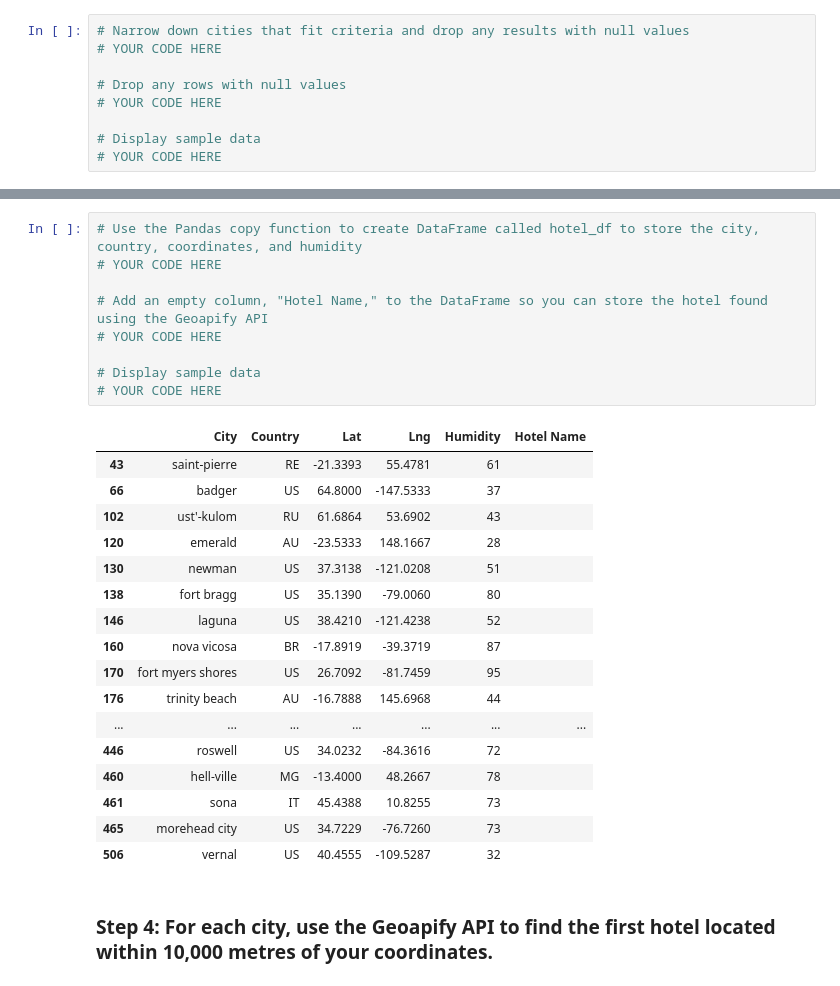
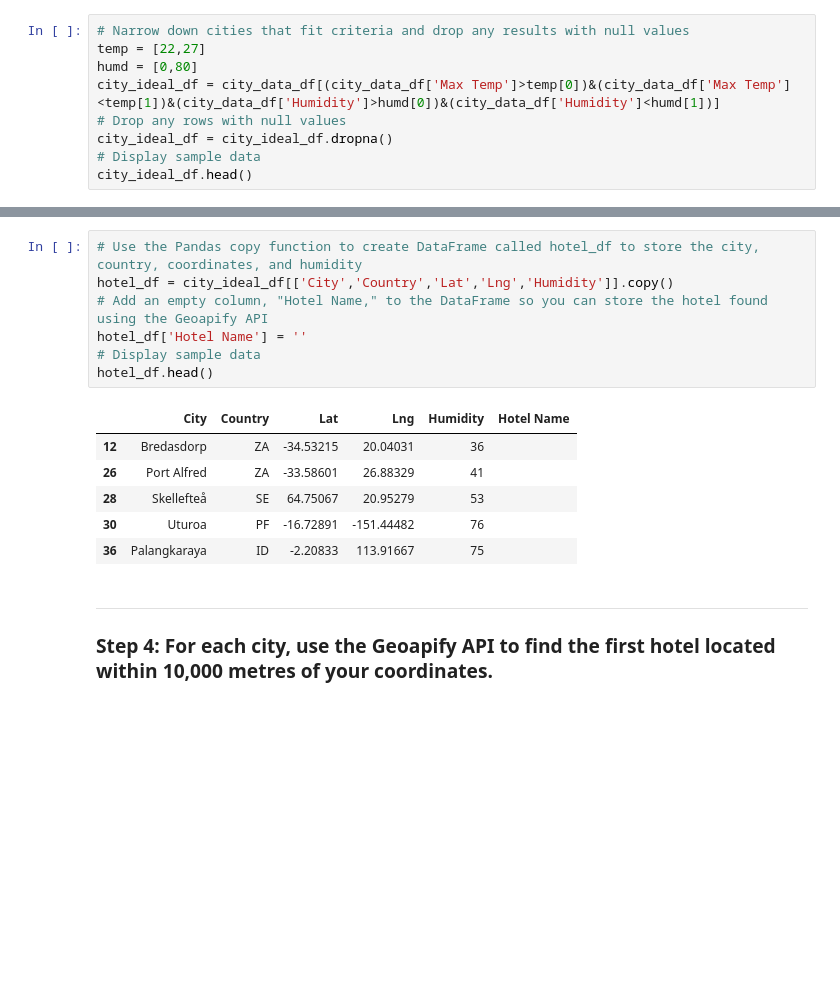
Before and after one commit to epsilonite/python-api-challenge, a Jupyter notebook: WeatherPy/VacationPy.ipynb, the cells around one changed output, grey strips where cells are left out. Cells and saved outputs as stored; diff of their text form; blank space fills up the shorter version.

```diff
--- a/WeatherPy/VacationPy.ipynb
+++ b/WeatherPy/VacationPy.ipynb
@@ -44,12 +47,12 @@ city_data_df.head()
 ### Step 2: Narrow down the `city_data_df` DataFrame to find your ideal weather condition
 # %%
 # Narrow down cities that fit criteria and drop any results with null values
-# YOUR CODE HERE
-
+temp = [22,27]
+humd = [0,80]
+city_ideal_df = city_data_df[(city_data_df['Max Temp']>temp[0])&(city_data_df['Max Temp']<temp[1])&(city_data_df['Humidity']>humd[0])&(city_data_df['Humidity']<humd[1])]
 # Drop any rows with null values
-# YOUR CODE HERE
-
+city_ideal_df = city_ideal_df.dropna()
 # Display sample data
-# YOUR CODE HERE
+city_ideal_df.head()
 # %% [output]
 |  | City_ID | City | Lat | Lng | Max Temp | Humidity | Cloudiness | Wind Speed | Country | Date |
@@ -73,32 +66,20 @@ city_data_df.head()
 ### Step 3: Create a new DataFrame called `hotel_df`.
 # %%
 # Use the Pandas copy function to create DataFrame called hotel_df to store the city, country, coordinates, and humidity
-# YOUR CODE HERE
-
+hotel_df = city_ideal_df[['City','Country','Lat','Lng','Humidity']].copy()
 # Add an empty column, "Hotel Name," to the DataFrame so you can store the hotel found using the Geoapify API
-# YOUR CODE HERE
-
+hotel_df['Hotel Name'] = ''
 # Display sample data
-# YOUR CODE HERE
+hotel_df.head()
 # %% [output]
 |  | City | Country | Lat | Lng | Humidity | Hotel Name |
-| 43 | saint-pierre | RE | -21.3393 | 55.4781 | 61 |  |
-| 66 | badger | US | 64.8000 | -147.5333 | 37 |  |
-| 102 | ust'-kulom | RU | 61.6864 | 53.6902 | 43 |  |
-| 120 | emerald | AU | -23.5333 | 148.1667 | 28 |  |
-| 130 | newman | US | 37.3138 | -121.0208 | 51 |  |
-| 138 | fort bragg | US | 35.1390 | -79.0060 | 80 |  |
-| 146 | laguna | US | 38.4210 | -121.4238 | 52 |  |
-| 160 | nova vicosa | BR | -17.8919 | -39.3719 | 87 |  |
-| 170 | fort myers shores | US | 26.7092 | -81.7459 | 95 |  |
-| 176 | trinity beach | AU | -16.7888 | 145.6968 | 44 |  |
-| ... | ... | ... | ... | ... | ... | ... |
-| 446 | roswell | US | 34.0232 | -84.3616 | 72 |  |
-| 460 | hell-ville | MG | -13.4000 | 48.2667 | 78 |  |
-| 461 | sona | IT | 45.4388 | 10.8255 | 73 |  |
-| 465 | morehead city | US | 34.7229 | -76.7260 | 73 |  |
-| 506 | vernal | US | 40.4555 | -109.5287 | 32 |  |
+| 12 | Bredasdorp | ZA | -34.53215 | 20.04031 | 36 |  |
+| 26 | Port Alfred | ZA | -33.58601 | 26.88329 | 41 |  |
+| 28 | Skellefteå | SE | 64.75067 | 20.95279 | 53 |  |
+| 30 | Uturoa | PF | -16.72891 | -151.44482 | 76 |  |
+| 36 | Palangkaraya | ID | -2.20833 | 113.91667 | 75 |  |
 # %% [markdown]
+---
 ### Step 4: For each city, use the Geoapify API to find the first hotel located within 10,000 metres of your coordinates.
 # %%
 # Set parameters to search for a hotel
```
Also changed, not shown: parts of 14 cells of this notebook, 2 other files.
